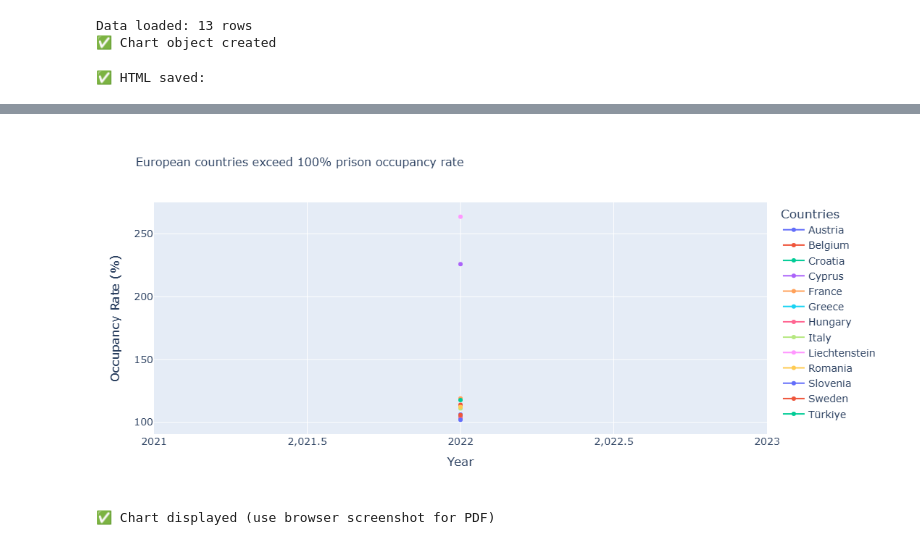
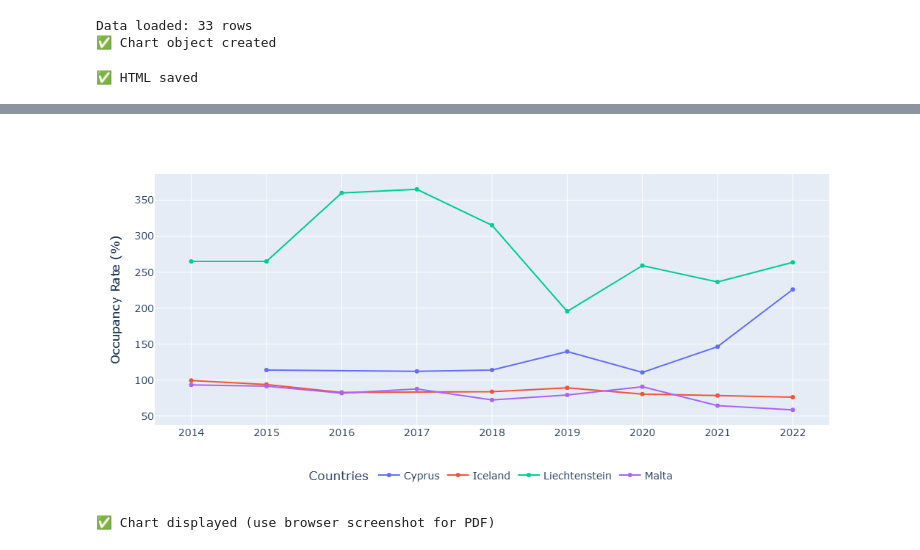
Before and after one commit to gevola-dev/FDS02Q001, a Jupyter notebook: data_viz/prison_data_project/src/chart.ipynb, the cells around one changed output, grey strips where cells are left out. Saved outputs shown, nothing was run; the diff lists cells and outputs as text; code cells hidden in the pictures.

```diff
--- a/data_viz/prison_data_project/src/chart.ipynb
+++ b/data_viz/prison_data_project/src/chart.ipynb
@@ -8,10 +8,10 @@ BASE_PC_DIR = Path(r'C:\Users\Work\Documents\GitHub\UNI\FDS02Q001\data_viz')
 BASE_NB_DIR = Path(r'C:\Users\g.evola\repo\UNI\FDS02Q001\data_viz')
 
 # Choose based on pc used
-BASE_DIR = BASE_NB_DIR
+BASE_DIR = BASE_PC_DIR
 DATA_DIR = BASE_DIR / 'datasets' / 'prison_statistics'
 # %%
-plot_data = pd.read_csv(DATA_DIR / 'prison_occupancy_over_100.csv')
+plot_data = pd.read_csv(DATA_DIR / 'mini_countries_trend_2022.csv')
 print(f"Data loaded: {len(plot_data)} rows")
 
 fig = px.line(
@@ -20,7 +20,7 @@ fig = px.line(
     y='OCC_ABS',
     color='geo',
     markers=True,
-    title="European countries exceed 100% prison occupancy rate",
+    #title="European countries exceed 100% prison occupancy rate",
     labels={'OCC_ABS': 'Occupancy Rate (%)', 'YEAR': 'Year'}
 )
 
@@ -29,20 +29,28 @@ fig.update_layout(
     width=1000,
     font_size=14,
     title_font_size=16,
-    legend_title="Countries",
-    showlegend=True
+    legend=dict(
+        orientation='h',          # Legenda orizzontale
+        yanchor='bottom',         # Ancoraggio in basso
+        y=-0.25,                  # Più in basso per spazio
+        xanchor='center',         # Centrata
+        x=0.5
+    ),
+    legend_title='Countries',
+    xaxis=dict(showticklabels=True),
+    xaxis_title=""                        # <-- NASCONDE TITOLO ASSE X
 )
 
 print("✅ Chart object created")
 # %% [output]
-Data loaded: 13 rows
+Data loaded: 33 rows
 ✅ Chart object created
 # %%
 # Only HTML export (stable)
-fig.write_html(DATA_DIR / "plotly_prison.html")
+fig.write_html(DATA_DIR / "mini_countries_trend_2022.html")
 print("✅ HTML saved")
 
 fig.show()
 print("✅ Chart displayed (use browser screenshot for PDF)")
 # %% [output]
-✅ HTML saved:
+✅ HTML saved
@@ -50,2 +57,2 @@ print("✅ Chart displayed (use browser screenshot for PDF)")
-[figure, old version]
+[figure, new version]
 ✅ Chart displayed (use browser screenshot for PDF)
```
Also changed, not shown: parts of 2 cells of this notebook, 4 other files.
